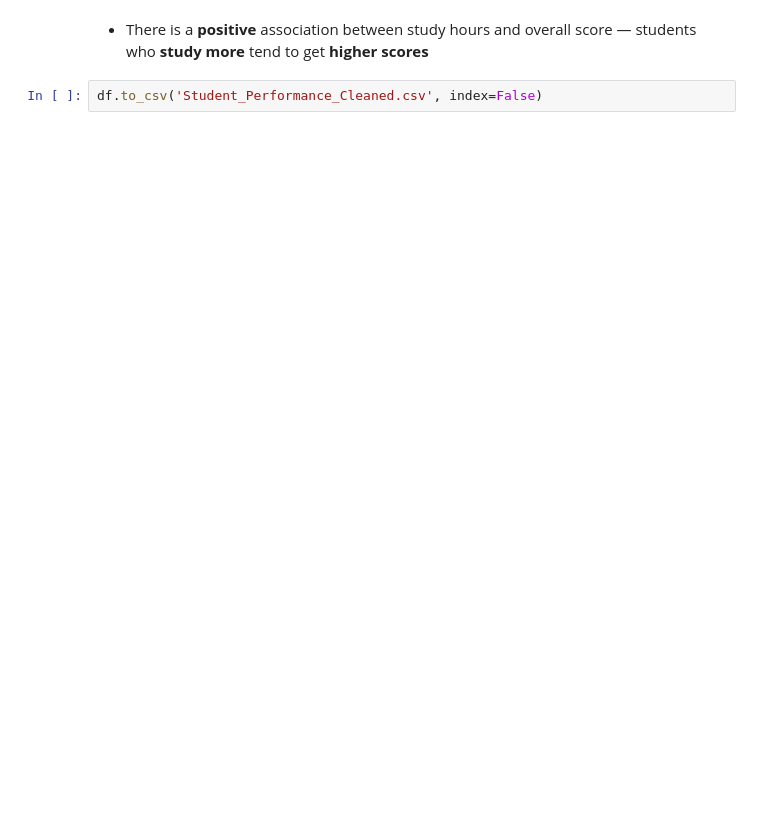
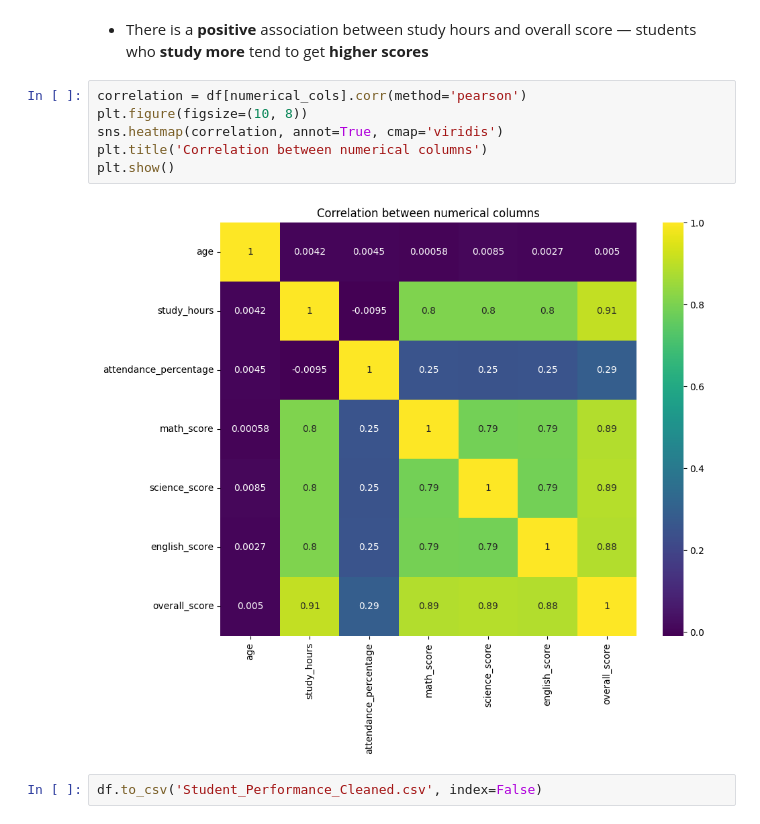
Before and after one commit to iiFouzi/Student-Preformance-Analysis, a Jupyter notebook: code/Student_analysis.ipynb, the cells around one changed output. Cells and saved outputs as stored; diff of their text form; blank space fills up the shorter version.

```diff
--- a/code/Student_analysis.ipynb
+++ b/code/Student_analysis.ipynb
@@ -237,4 +238,12 @@ plt.show()
 # %% [markdown]
 - There is a **positive** association between study hours and overall score — students who **study more** tend to get **higher scores**
+# %%
+correlation = df[numerical_cols].corr(method='pearson')
+plt.figure(figsize=(10, 8))
+sns.heatmap(correlation, annot=True, cmap='viridis')
+plt.title('Correlation between numerical columns')
+plt.show()
+# %% [output]
+[figure, added]
 # %%
 df.to_csv('Student_Performance_Cleaned.csv', index=False)
```
Also changed, not shown: parts of 3 cells of this notebook, 1 other file.
